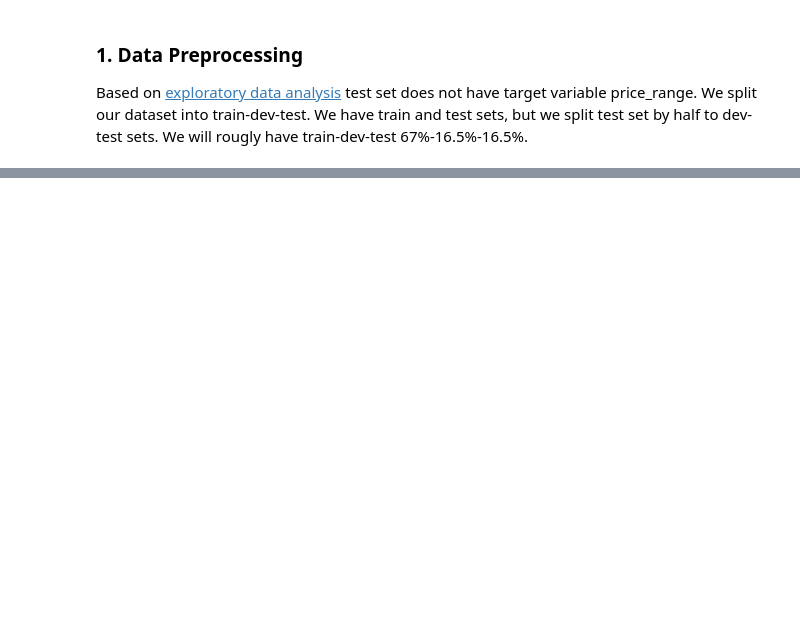
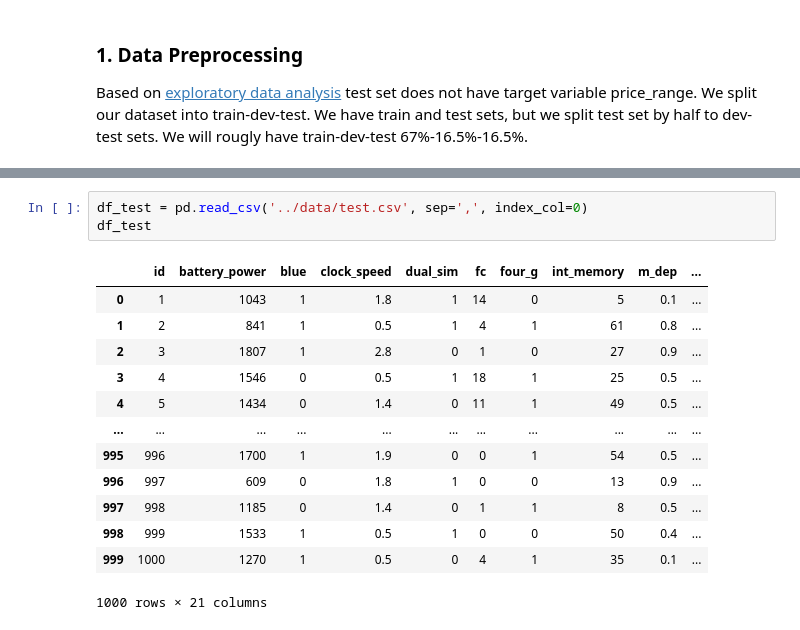
Before and after one commit to Matovic/mobile-price-classification, a Jupyter notebook: src/MLP_tensorflow.ipynb, the cells around one changed output, grey strips where cells are left out. Saved outputs shown, nothing was run; the diff lists cells and outputs as text; blank space fills up the shorter version.

```diff
--- a/src/MLP_tensorflow.ipynb
+++ b/src/MLP_tensorflow.ipynb
@@ -34,0 +54,17 @@ Based on [exploratory data analysis](EDA.ipynb) test set does not have target va
+# %%
+df_test = pd.read_csv('../data/test.csv', sep=',', index_col=0)
+df_test
+# %% [output]
+|  | id | battery_power | blue | clock_speed | dual_sim | fc | four_g | int_memory | m_dep | ... |
+| 0 | 1 | 1043 | 1 | 1.8 | 1 | 14 | 0 | 5 | 0.1 | ... |
+| 1 | 2 | 841 | 1 | 0.5 | 1 | 4 | 1 | 61 | 0.8 | ... |
+| 2 | 3 | 1807 | 1 | 2.8 | 0 | 1 | 0 | 27 | 0.9 | ... |
+| 3 | 4 | 1546 | 0 | 0.5 | 1 | 18 | 1 | 25 | 0.5 | ... |
+| 4 | 5 | 1434 | 0 | 1.4 | 0 | 11 | 1 | 49 | 0.5 | ... |
+| ... | ... | ... | ... | ... | ... | ... | ... | ... | ... | ... |
+| 995 | 996 | 1700 | 1 | 1.9 | 0 | 0 | 1 | 54 | 0.5 | ... |
+| 996 | 997 | 609 | 0 | 1.8 | 1 | 0 | 0 | 13 | 0.9 | ... |
+| 997 | 998 | 1185 | 0 | 1.4 | 0 | 1 | 1 | 8 | 0.5 | ... |
+| 998 | 999 | 1533 | 1 | 0.5 | 1 | 0 | 0 | 50 | 0.4 | ... |
+| 999 | 1000 | 1270 | 1 | 0.5 | 0 | 4 | 1 | 35 | 0.1 | ... |
+1000 rows × 21 columns
```
Also changed, not shown: parts of 17 cells of this notebook.
